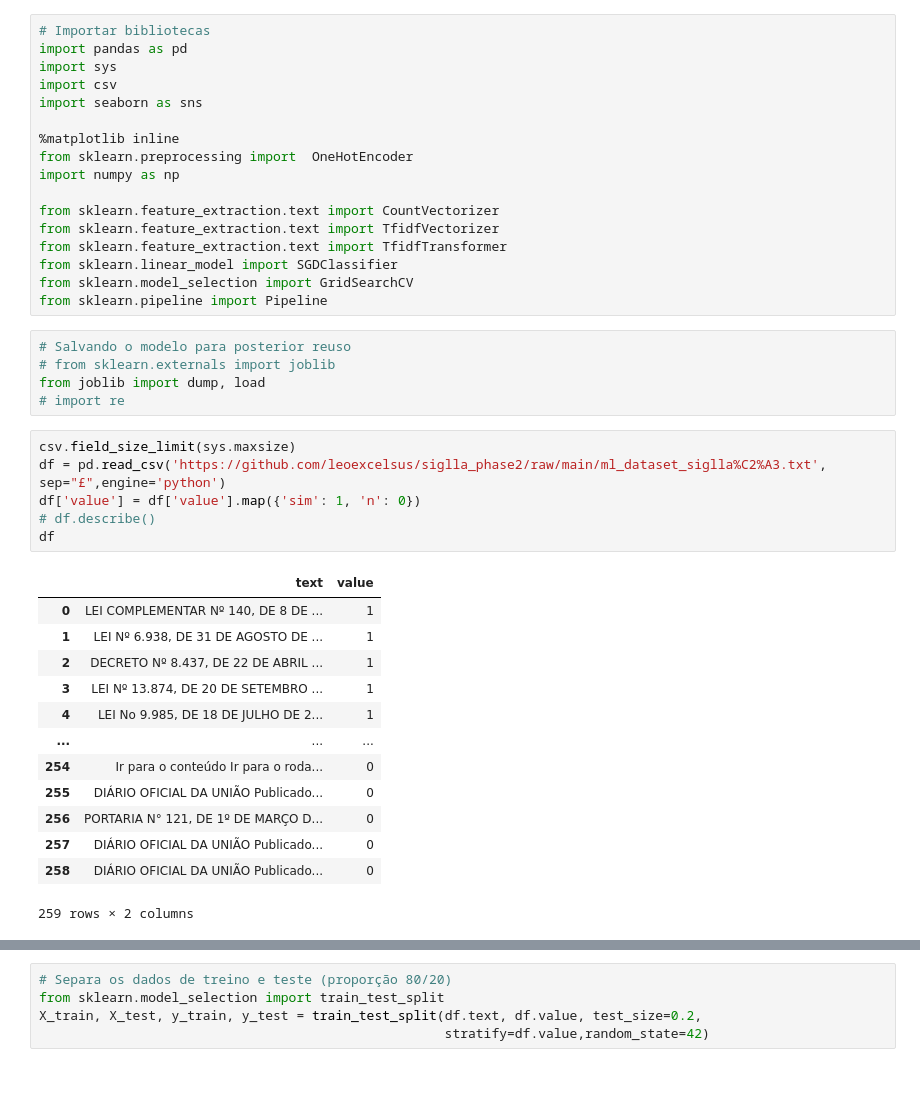
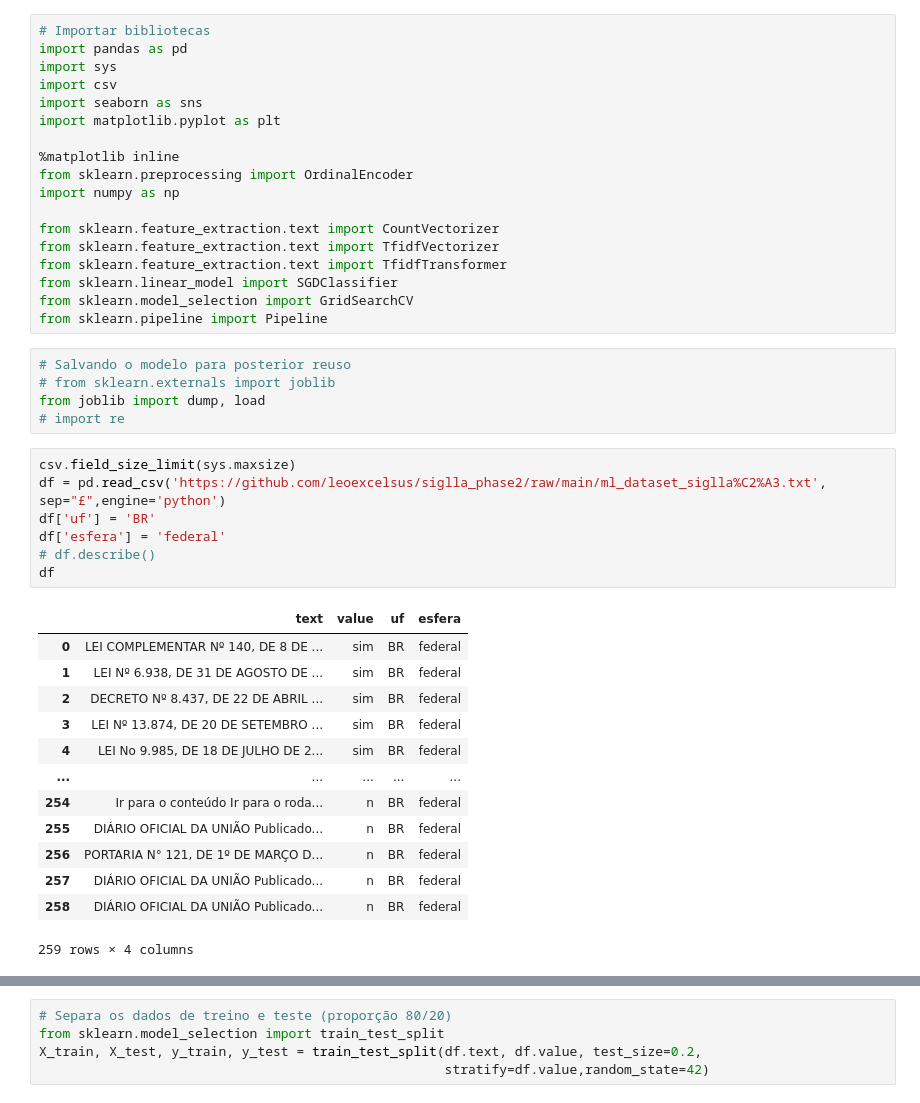
Before and after one commit to leoexcelsus/siglla_phase2, a Jupyter notebook: siglla.ipynb, the cells around one changed output, grey strips where cells are left out. Drawn from its saved outputs; the diff is of its cells as text.

```diff
--- a/siglla.ipynb
+++ b/siglla.ipynb
@@ -6,9 +6,10 @@ import pandas as pd
 import sys
 import csv
 import seaborn as sns
+import matplotlib.pyplot as plt
 
 %matplotlib inline
-from sklearn.preprocessing import  OneHotEncoder
+from sklearn.preprocessing import OrdinalEncoder
 import numpy as np
 
 from sklearn.feature_extraction.text import CountVectorizer
@@ -25,20 +26,21 @@ from joblib import dump, load
 # %%
 csv.field_size_limit(sys.maxsize)
 df = pd.read_csv('https://github.com/leoexcelsus/siglla_phase2/raw/main/ml_dataset_siglla%C2%A3.txt', sep="£",engine='python')
-df['value'] = df['value'].map({'sim': 1, 'n': 0})
+df['uf'] = 'BR'
+df['esfera'] = 'federal'
 # df.describe()
 df
 # %% [output]
-|  | text | value |
-| 0 | LEI COMPLEMENTAR Nº 140, DE 8 DE ... | 1 |
-| 1 | LEI Nº 6.938, DE 31 DE AGOSTO DE ... | 1 |
-| 2 | DECRETO Nº 8.437, DE 22 DE ABRIL ... | 1 |
-| 3 | LEI Nº 13.874, DE 20 DE SETEMBRO ... | 1 |
-| 4 | LEI No 9.985, DE 18 DE JULHO DE 2... | 1 |
-| ... | ... | ... |
-| 254 | Ir para o conteúdo Ir para o roda... | 0 |
-| 255 | DIÁRIO OFICIAL DA UNIÃO Publicado... | 0 |
-| 256 | PORTARIA N° 121, DE 1º DE MARÇO D... | 0 |
-| 257 | DIÁRIO OFICIAL DA UNIÃO Publicado... | 0 |
-| 258 | DIÁRIO OFICIAL DA UNIÃO Publicado... | 0 |
+|  | text | value | uf | esfera |
+| 0 | LEI COMPLEMENTAR Nº 140, DE 8 DE ... | sim | BR | federal |
+| 1 | LEI Nº 6.938, DE 31 DE AGOSTO DE ... | sim | BR | federal |
+| 2 | DECRETO Nº 8.437, DE 22 DE ABRIL ... | sim | BR | federal |
+| 3 | LEI Nº 13.874, DE 20 DE SETEMBRO ... | sim | BR | federal |
+| 4 | LEI No 9.985, DE 18 DE JULHO DE 2... | sim | BR | federal |
+| ... | ... | ... | ... | ... |
+| 254 | Ir para o conteúdo Ir para o roda... | n | BR | federal |
+| 255 | DIÁRIO OFICIAL DA UNIÃO Publicado... | n | BR | federal |
+| 256 | PORTARIA N° 121, DE 1º DE MARÇO D... | n | BR | federal |
+| 257 | DIÁRIO OFICIAL DA UNIÃO Publicado... | n | BR | federal |
+| 258 | DIÁRIO OFICIAL DA UNIÃO Publicado... | n | BR | federal |
-259 rows × 2 columns
+259 rows × 4 columns
```
Also changed, not shown: parts of 21 cells of this notebook.
